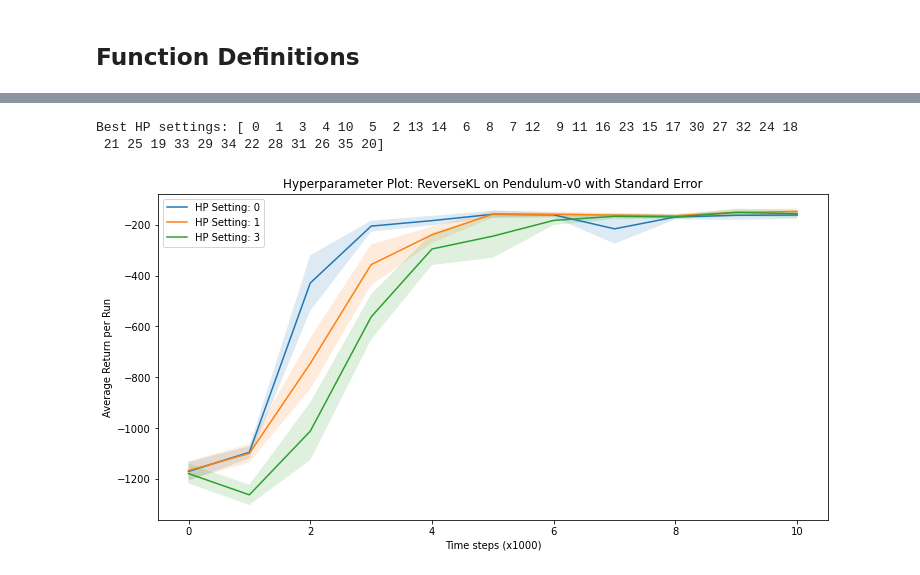
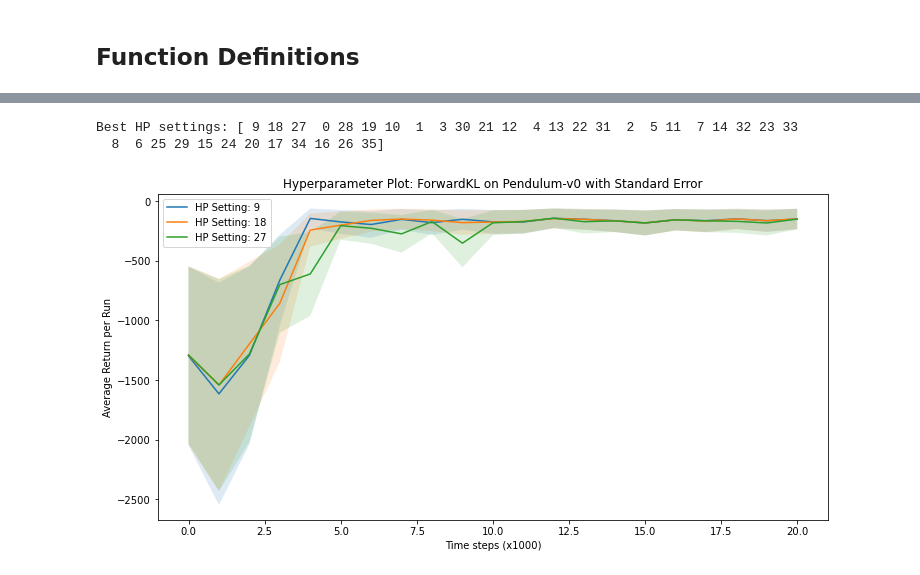
Before and after one commit to samuelfneumann/RLControl, a Jupyter notebook: plots.ipynb, the cells around one changed output, grey strips where cells are left out. Cells and saved outputs as stored; diff of their text form; code cells hidden in the pictures.

Commit message:
Fix plots
Fixed the plotting notebook so that it works with the new data
structures.

```diff
--- a/plots.ipynb
+++ b/plots.ipynb
@@ -19,2 +3,25 @@ RESULTS_FILES = [[f"{ENV_NAME}_{AGENT_NAME}_setting_{hp}_run_{run}_EvalEpisodeMe
+# %%
+import os
+import pickle
+import numpy as np
+import matplotlib.pyplot as plt
+
+# Change these to plot for different agents and environments
+AGENT_NAME = "ForwardKL"
+ENV_NAME = "Pendulum-v0"
+
+# Set the directory containing all resutlts, the directory with the results to look at, and the filename of the file containing the data
+RESULTS_FILE = "data.pkl"
+RESULTS_DIR = "/home/samuel/Documents/Actor-Expert/RLControl/results/Safe"
+EXPERIMENT_DIR = f"{ENV_NAME}_{AGENT_NAME}results"
+DATA_FILE = os.path.join(RESULTS_DIR, EXPERIMENT_DIR, RESULTS_FILE)
+
+# Load in the data to plot
+with open(DATA_FILE, "rb") as in_file:
+        data = pickle.load(in_file)
+
+# Get the number of runs and number of hyperparameter sweeps
+NUM_RUNS = len(data["experiment_data"][0]["runs"])  # number of runs per hyperparameter setting
+HP_SWEEPS = range(len(data["experiment_data"]))  # the hyperparameter setting indices to plot
 # %% [markdown]
 ## Function Definitions
@@ -69,45 +68,44 @@ def get_results_for_experiment(results_dir, env_name, agent_name, num_runs, hp_s
 # %%
-def get_best_HP_settings(results_dir, env_name, agent_name, num_runs, hp_sweeps=[0]):
-    results = get_results_for_experiment(results_dir, env_name, agent_name, num_runs, hp_sweeps)
+def get_best_HP_settings(data, hp_sweeps=[0]):
+    results = get_results_for_experiment(data, hp_sweeps)[0]
     means = results.mean(axis=1).mean(axis=1)
 
     return np.argsort(means)[::-1]
 
-hp = get_best_HP_settings(RESULTS_DIR, ENV_NAME, AGENT_NAME, NUM_RUNS, HP_SWEEPS)
+hp = get_best_HP_settings(data, HP_SWEEPS)
 HP_SWEEPS = hp[:3]
 
 print(f"Best HP settings: {hp}")
 # %% [output]
-Best HP settings: [ 0  1  3  4 10  5  2 13 14  6  8  7 12  9 11 16 23 15 17 30 27 32 24 18
- 21 25 19 33 29 34 22 28 31 26 35 20]
+Best HP settings: [ 9 18 27  0 28 19 10  1  3 30 21 12  4 13 22 31  2  5 11  7 14 32 23 33
+  8  6 25 29 15 24 20 17 34 16 26 35]
 # %%
 # Get data points
-
-all_results = get_results_for_experiment(RESULTS_DIR, ENV_NAME, AGENT_NAME, NUM_RUNS, HP_SWEEPS)
+all_results = get_results_for_experiment(data, HP_SWEEPS)
 
 # Calculate the mean and standard error over all runs for each hyperparameter setting
-mean_all_results = all_results.mean(axis=1)
-std_dev_all_results = np.std(all_results, axis=1) / np.sqrt(NUM_RUNS)
+mean_all_results = all_results[0].mean(axis=1)
+std_dev_all_results = all_results[1].mean(axis=1) / np.sqrt(NUM_RUNS)
 # %%
 fig = plt.figure(figsize=(12, 6))
 ax = fig.add_subplot()
 
 weights = np.array(range(mean_all_results.shape[1])) + 1
 weights = weights / np.linalg.norm(weights)
 
-for hp_setting in range(all_results.shape[0]):
+for hp_setting in range(all_results[0].shape[0]):
     mean = mean_all_results[hp_setting]
     std = std_dev_all_results[hp_setting]
 
     x = np.arange(0, mean.shape[0])
     ax.fill_between(x, mean - std, mean + std, alpha=0.15)
     ax.plot(x, mean, label=f"HP Setting: {HP_SWEEPS[hp_setting]}")
 
 ax.set_title(f"Hyperparameter Plot: {AGENT_NAME} on {ENV_NAME} with Standard Error")
 ax.set_xlabel("Time steps (x1000)")
 ax.set_ylabel("Average Return per Run")
 ax.legend()
 
 fig.show()
 # %% [output]
-[figure, old version]
+[figure, new version]
```
Also changed, not shown: parts of 3 cells of this notebook, 1 other file.
